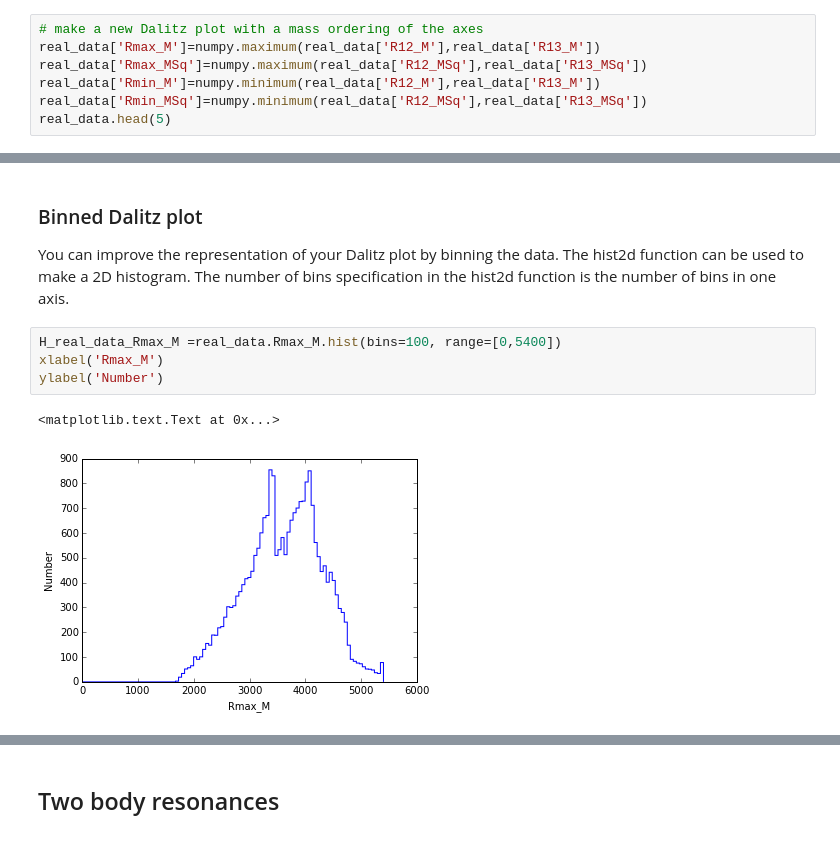
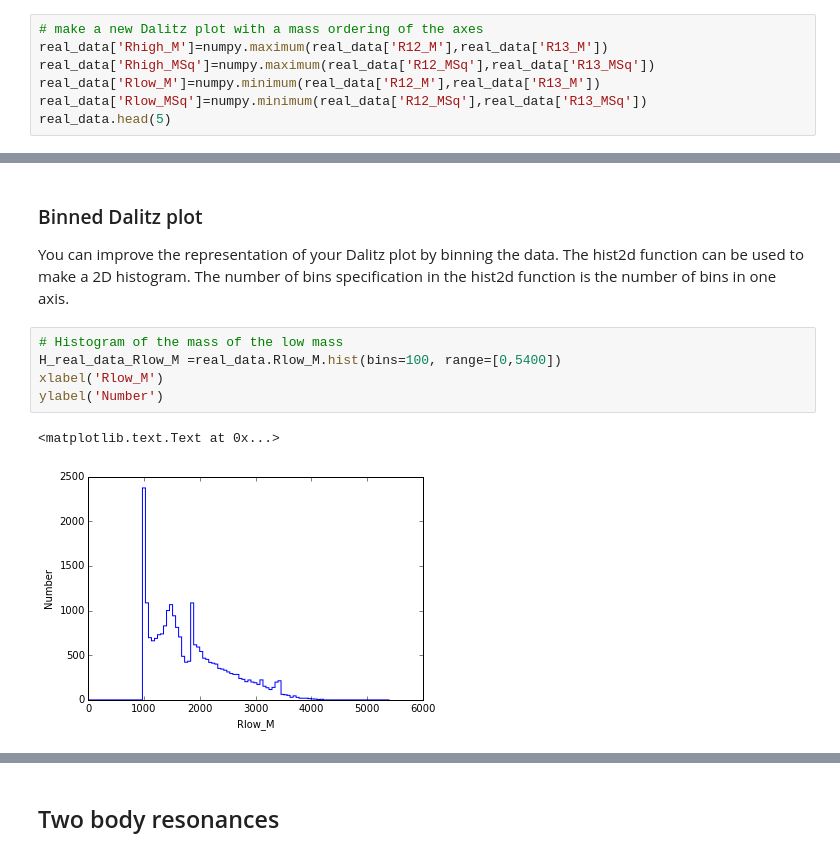
Before and after one commit to pjholt/opendata-project, a Jupyter notebook: LHCb_Open_Data_Project.ipynb, the cells around one changed output, grey strips where cells are left out. Cells and saved outputs as stored; diff of their text form.

```diff
--- a/LHCb_Open_Data_Project.ipynb
+++ b/LHCb_Open_Data_Project.ipynb
@@ -566,10 +572,10 @@ What are the most striking differences?
 You can make a further improvement to allow you to observe the resonances easier. Your resonances R<sup>0</sup><sub>2</sub> and R<sup>0</sup><sub>3</sub> are both composed of the same particle types, K<sup>+</sup>K<sup>-</sup>, and hence have the same distributions. It is useful to impose an ordering which distinguishes the resonances. We can call the resonances R<sup>0</sup><sub>Low</sub> and R<sup>0</sup><sub>High</sub>. In each event R<sup>0</sup><sub>Low</sub> is the resonance with the lower mass and the other corresponds to the higher mass combination of kaons. You can now use the mass of these ordered resonances as your Dalitz plot variables, thus effectively "folding" your Dalitz plot so that one axis always has a higher value than the other.
 # %%
 # make a new Dalitz plot with a mass ordering of the axes
-real_data['Rmax_M']=numpy.maximum(real_data['R12_M'],real_data['R13_M'])
-real_data['Rmax_MSq']=numpy.maximum(real_data['R12_MSq'],real_data['R13_MSq'])
-real_data['Rmin_M']=numpy.minimum(real_data['R12_M'],real_data['R13_M'])
-real_data['Rmin_MSq']=numpy.minimum(real_data['R12_MSq'],real_data['R13_MSq'])
+real_data['Rhigh_M']=numpy.maximum(real_data['R12_M'],real_data['R13_M'])
+real_data['Rhigh_MSq']=numpy.maximum(real_data['R12_MSq'],real_data['R13_MSq'])
+real_data['Rlow_M']=numpy.minimum(real_data['R12_M'],real_data['R13_M'])
+real_data['Rlow_MSq']=numpy.minimum(real_data['R12_MSq'],real_data['R13_MSq'])
 real_data.head(5)
 # %% [output]
 |  | B_FlightDistance | B_VertexChi2 | H1_PX | H1_PY | H1_PZ | H1_ProbK | H1_ProbPi | H1_Charge | H1_IPChi2 | ... |
@@ -595,12 +601,13 @@ ylabel('Mmax**2(K1 K3)')
 ### Binned Dalitz plot
 You can improve the representation of your Dalitz plot by binning the data. The hist2d function can be used to make a 2D histogram. The number of bins specification in the hist2d function is the number of bins in one axis.
 # %%
-H_real_data_Rmax_M =real_data.Rmax_M.hist(bins=100, range=[0,5400])
-xlabel('Rmax_M')
+# Histogram of the mass of the low mass
+H_real_data_Rlow_M =real_data.Rlow_M.hist(bins=100, range=[0,5400])
+xlabel('Rlow_M')
 ylabel('Number')
 # %% [output]
 <matplotlib.text.Text at 0x...>
-[figure, old version]
+[figure, new version]
 # %%
 # plot a binned Dalitz Plot
 # use colorbar() to make a legend for your plot at the side
```
Also changed, not shown: parts of 4 cells of this notebook.
